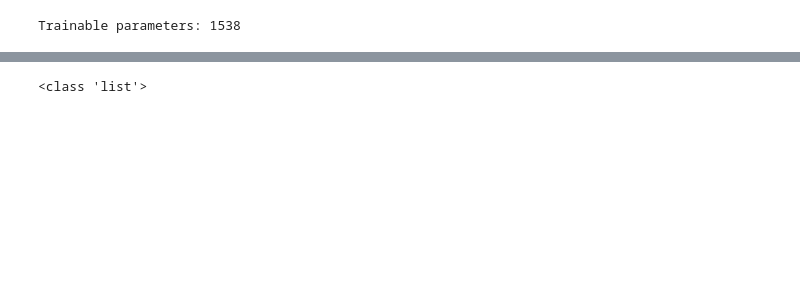
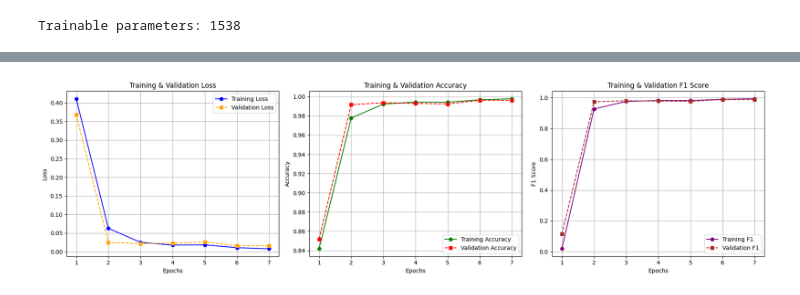
Before and after one commit to Yc1007942/cds_project, a Jupyter notebook: notebooks/model.ipynb, the cells around one changed output, grey strips where cells are left out. Saved outputs shown, nothing was run; the diff lists cells and outputs as text; code cells hidden in the pictures; blank space fills up the shorter version.

```diff
--- a/notebooks/model.ipynb
+++ b/notebooks/model.ipynb
@@ -421,27 +462,47 @@ Epoch 3/3
 # %%
 # plot graphs
-
-iters = list(range(1, 8))
 
 total_train_losses = train_losses_1 + train_losses_2 + train_losses_3
 total_train_accs = train_accs_1 + train_accs_2 + train_accs_3
 total_train_f1s = train_f1s_1 + train_f1s_2 + train_f1s_3
 total_val_losses = val_losses_1 + val_losses_2 + val_losses_3
 total_val_accs = val_accs_1 + val_accs_2 + val_accs_3
 total_val_f1s = val_f1s_1 + val_f1s_2 + val_f1s_3
+iters = list(range(1, len(total_train_losses) + 1))
 
-fig, ax = plt.subplots(1, 3)
-ax[0,0].plot(iters, total_train_losses, marker='o', label='Training Loss')
-ax[0,0].plot(iters, total_val_losses, marker='s', label='Validation Loss')
-ax[0,1].plot(iters, total_train_accs, marker='o', label='Training Accuracy')
-ax[0,1].plot(iters, total_val_accs, marker='s', label='Validation Accuracy')
-ax[0,2].plot(iters, total_train_f1s, marker='o', label='Training F1 Score')
-ax[0,2].plot(iters, total_val_f1s, marker='s', label='Validation F1 Score')
+# 3. Create the figure with 3 subplots
+fig, ax = plt.subplots(1, 3, figsize=(18, 5))
 
-plt.legend()
-plt.show()
+# --- Plot 1: Loss ---
+ax[0].plot(iters, total_train_losses, marker='o', color='blue', label='Training Loss')
+ax[0].plot(iters, total_val_losses, marker='s', color='orange', linestyle='--', label='Validation Loss')
+ax[0].set_title('Training & Validation Loss')
+ax[0].set_xlabel('Epochs')
+ax[0].set_ylabel('Loss')
+ax[0].grid(True)
+ax[0].legend()
+
+# --- Plot 2: Accuracy ---
+ax[1].plot(iters, total_train_accs, marker='o', color='green', label='Training Accuracy')
+ax[1].plot(iters, total_val_accs, marker='s', color='red', linestyle='--', label='Validation Accuracy')
+ax[1].set_title('Training & Validation Accuracy')
+ax[1].set_xlabel('Epochs')
+ax[1].set_ylabel('Accuracy')
+ax[1].grid(True)
+ax[1].legend()
+
+# --- Plot 3: F1 Score ---
+ax[2].plot(iters, total_train_f1s, marker='o', color='purple', label='Training F1')
+ax[2].plot(iters, total_val_f1s, marker='s', color='brown', linestyle='--', label='Validation F1')
+ax[2].set_title('Training & Validation F1 Score')
+ax[2].set_xlabel('Epochs')
+ax[2].set_ylabel('F1 Score')
+ax[2].grid(True)
+ax[2].legend()
+
+plt.tight_layout()
 # %% [output]
-<class 'list'>
+[figure, added]
 # %%
 def evaluate_on_testing_set(y_test, y_pred):
   # Calculate AUC
```
Also changed, not shown: parts of 8 cells of this notebook, 3 other files.
